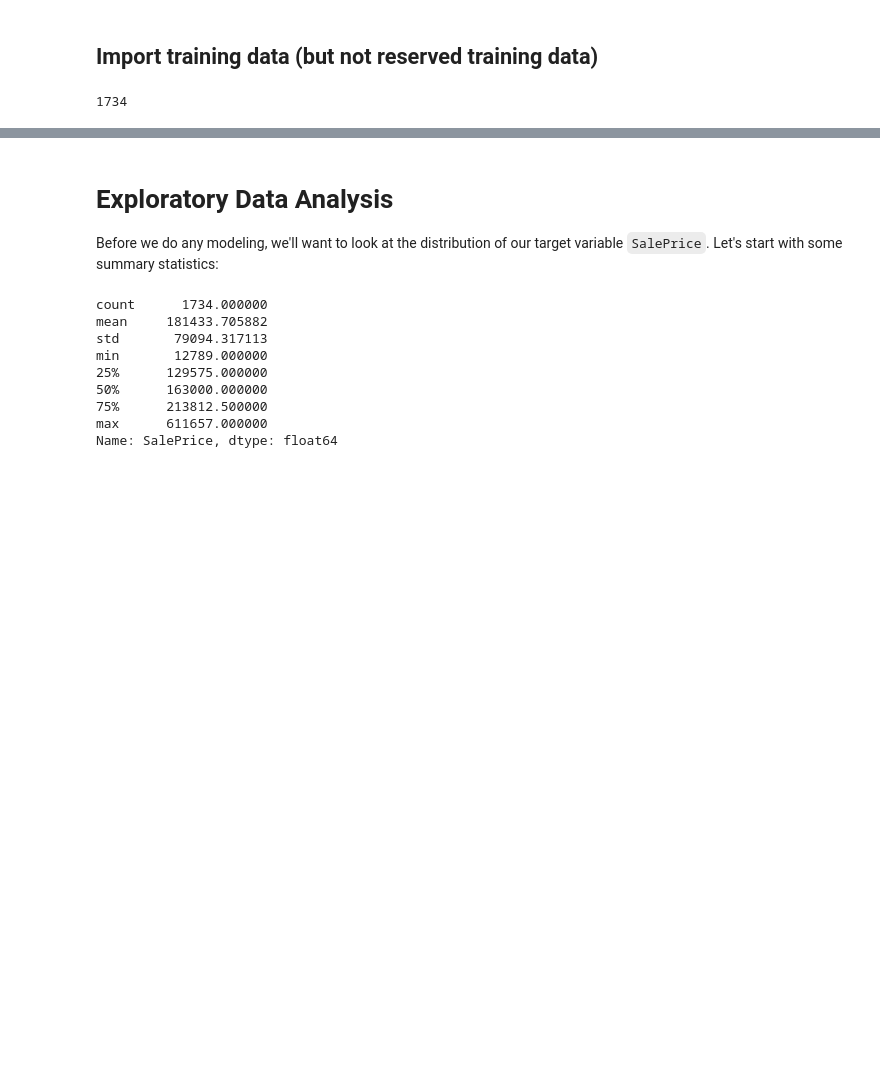
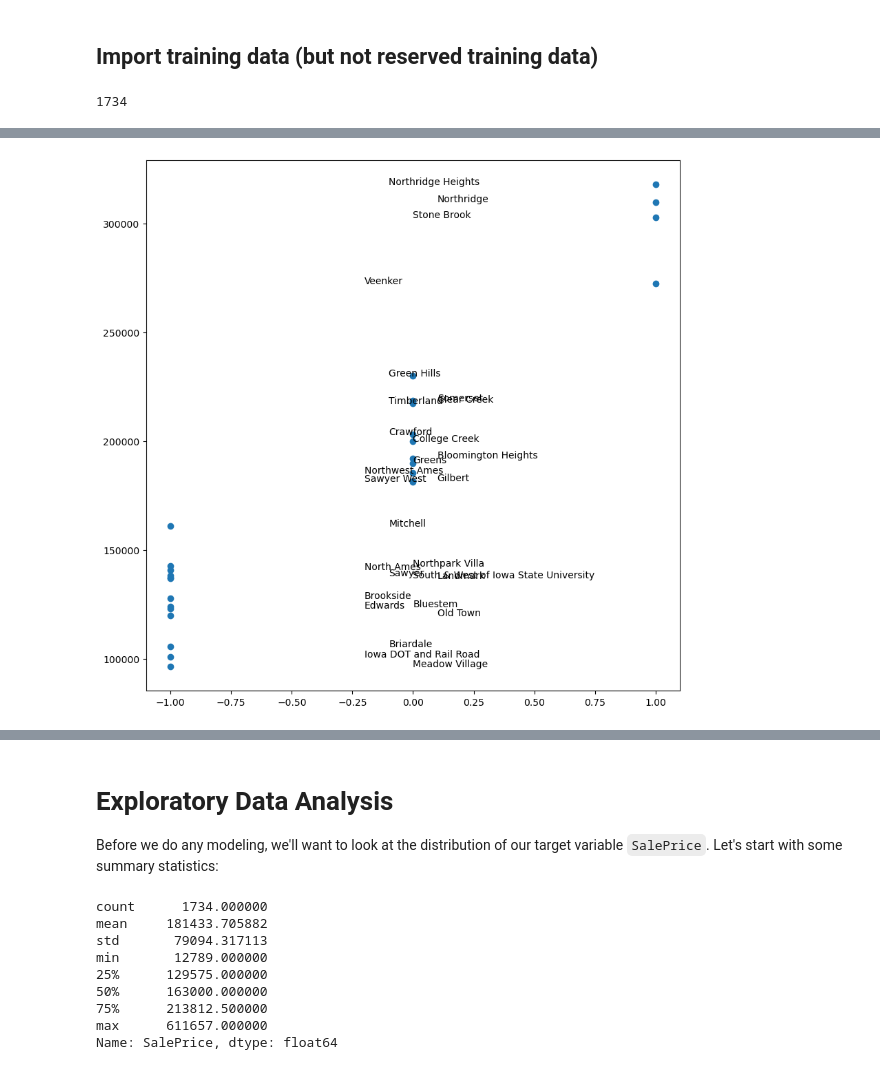
Before and after one commit to simonlazarus/Predicting-House-Prices-with-Linear-Regression, a Jupyter notebook: code/4_modeling.ipynb, the cells around one changed output, grey strips where cells are left out. Cells and saved outputs as stored; diff of their text form; code cells hidden in the pictures; blank space fills up the shorter version.

```diff
--- a/code/4_modeling.ipynb
+++ b/code/4_modeling.ipynb
@@ -112,0 +247,9 @@ We will return to encoding the categorical variables later.  For now, we'll deal
+# %%
+#Make the plot
+fig, ax = plt.subplots(figsize=(10,10))
+ax.scatter(x_pos, med_prices)
+
+for i, name in enumerate(names):
+    ax.annotate(name, (name_pos[i], med_prices[i]))
+# %% [output]
+[figure, added]
```
Also changed, not shown: parts of 99 cells of this notebook, 6 other files.
